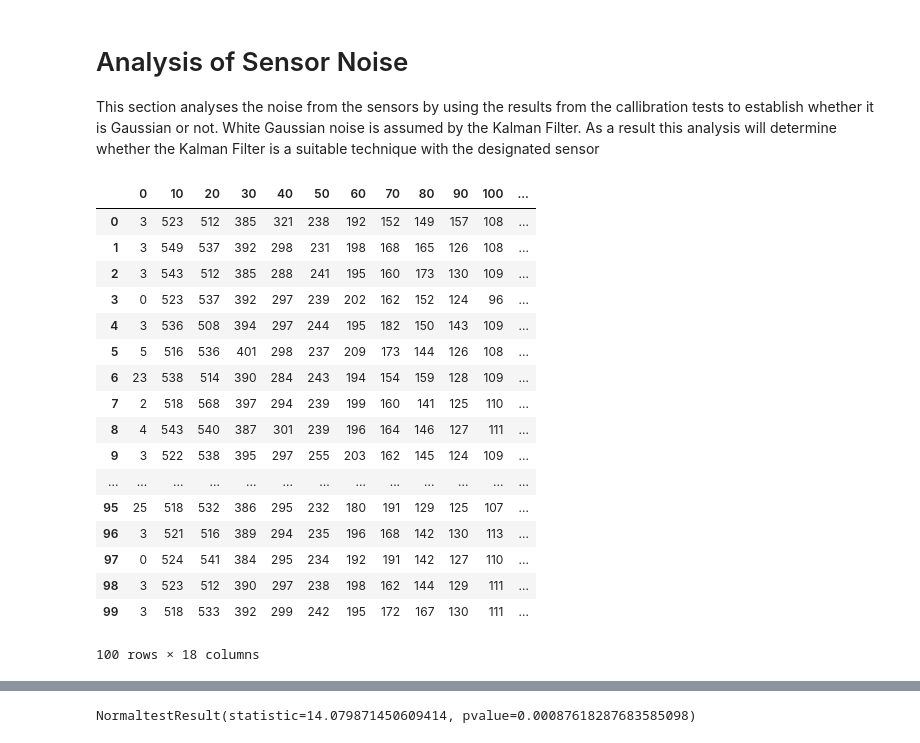
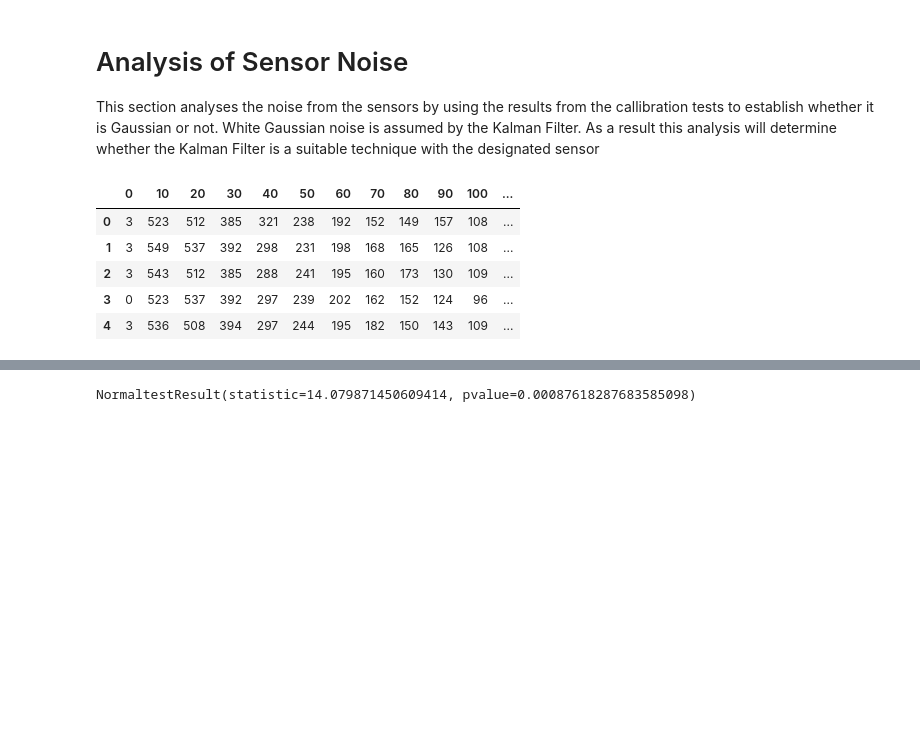
Before and after one commit to a-pradhan/SensorOutputAnalysis, a Jupyter notebook: Sensor Noise Analysis.ipynb, the cells around one changed output, grey strips where cells are left out. Drawn from its saved outputs; the diff is of its cells as text; code cells hidden in the pictures; blank space fills up the shorter version.

```diff
--- a/Sensor Noise Analysis.ipynb
+++ b/Sensor Noise Analysis.ipynb
@@ -13,28 +13,15 @@ from pandas import DataFrame, Series
 # %%
 # import data sets
 left_sharp_df = pd.read_csv("LeftIRReadings.csv")
 right_sharp_df = pd.read_csv("RightIRReadings.csv")
-left_sharp_df.describe()
-left_sharp_df
+left_sharp_df.head()
 # %% [output]
 |  | 0 | 10 | 20 | 30 | 40 | 50 | 60 | 70 | 80 | 90 | 100 | ... |
 | 0 | 3 | 523 | 512 | 385 | 321 | 238 | 192 | 152 | 149 | 157 | 108 | ... |
 | 1 | 3 | 549 | 537 | 392 | 298 | 231 | 198 | 168 | 165 | 126 | 108 | ... |
 | 2 | 3 | 543 | 512 | 385 | 288 | 241 | 195 | 160 | 173 | 130 | 109 | ... |
 | 3 | 0 | 523 | 537 | 392 | 297 | 239 | 202 | 162 | 152 | 124 | 96 | ... |
 | 4 | 3 | 536 | 508 | 394 | 297 | 244 | 195 | 182 | 150 | 143 | 109 | ... |
-| 5 | 5 | 516 | 536 | 401 | 298 | 237 | 209 | 173 | 144 | 126 | 108 | ... |
-| 6 | 23 | 538 | 514 | 390 | 284 | 243 | 194 | 154 | 159 | 128 | 109 | ... |
-| 7 | 2 | 518 | 568 | 397 | 294 | 239 | 199 | 160 | 141 | 125 | 110 | ... |
-| 8 | 4 | 543 | 540 | 387 | 301 | 239 | 196 | 164 | 146 | 127 | 111 | ... |
-| 9 | 3 | 522 | 538 | 395 | 297 | 255 | 203 | 162 | 145 | 124 | 109 | ... |
-| ... | ... | ... | ... | ... | ... | ... | ... | ... | ... | ... | ... | ... |
-| 95 | 25 | 518 | 532 | 386 | 295 | 232 | 180 | 191 | 129 | 125 | 107 | ... |
-| 96 | 3 | 521 | 516 | 389 | 294 | 235 | 196 | 168 | 142 | 130 | 113 | ... |
-| 97 | 0 | 524 | 541 | 384 | 295 | 234 | 192 | 191 | 142 | 127 | 110 | ... |
-| 98 | 3 | 523 | 512 | 390 | 297 | 238 | 198 | 162 | 144 | 129 | 111 | ... |
-| 99 | 3 | 518 | 533 | 392 | 299 | 242 | 195 | 172 | 167 | 130 | 111 | ... |
-100 rows × 18 columns
 # %%
 plt.hist(left_sharp_df["20"],bins=np.arange(left_sharp_df["20"].min(), left_sharp_df["20"].max() + 1))
 # %% [output]
```
Also changed, not shown: parts of 19 cells of this notebook, 2 other files.
